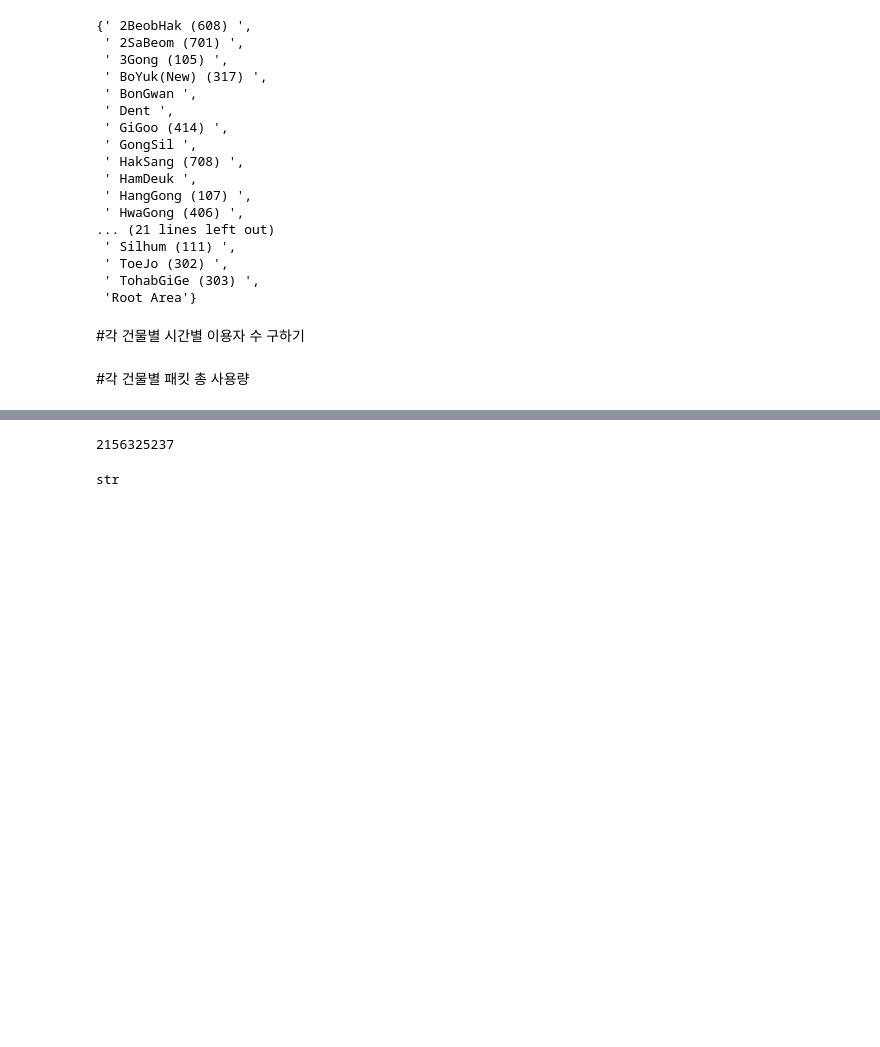
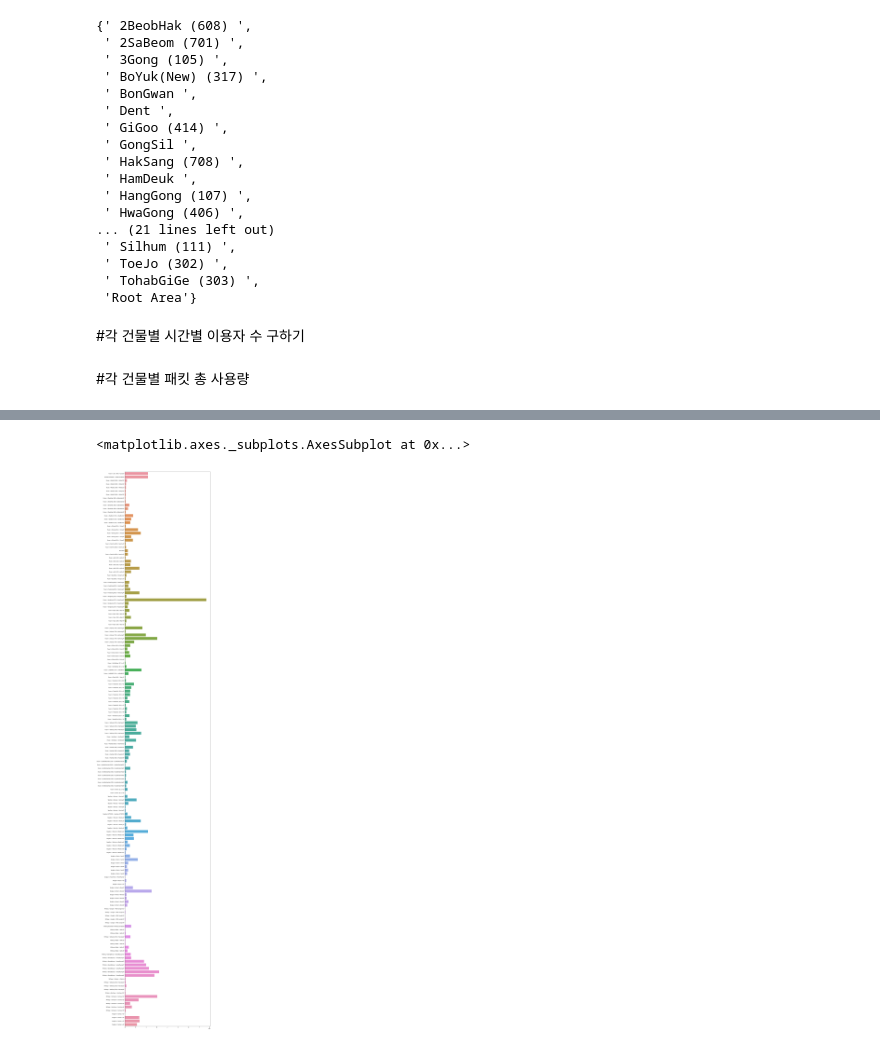
Before and after one commit to leeEunJooo/NetworkAssociation, a Jupyter notebook: packetperhour.ipynb, the cells around one changed output, grey strips where cells are left out. Cells and saved outputs as stored; diff of their text form; code cells hidden in the pictures; blank space fills up the shorter version.

```diff
--- a/packetperhour.ipynb
+++ b/packetperhour.ipynb
@@ -255,0 +249,11 @@ def getamount(table, key) :
+# %%
+_building = 'Pusan > Lib-2 (420) > Lib-2-3F'
+
+building_index = [1]
+i = 1
+for a in data['AP.3'][1:]:
+  if a != _building :
+    _building = a
+    building_index.append(i)
+  i += 1
+building_index
@@ -255,0 +278,14 @@ def getamount(table, key) :
+# %%
+start = 1
+packet_size = {}
+for a in building_index[1:] :
+  _cnt = 0
+  for idx in range(start, a):
+    _cnt += int(data.iloc[idx]['Utilization.3']) + int(data.iloc[idx]['Utilization.4'])
+  if data.iloc[a - 1]['AP.3'] in packet_size :
+    packet_size[data.iloc[a - 1]['AP.3']] += _cnt
+  else :
+    packet_size[data.iloc[a - 1]['AP.3']] = _cnt
+  start = a
+  print(data.iloc[a - 1]['AP.3'])
+packet_size
@@ -256,7 +327,4 @@ def getamount(table, key) :
 # %%
-for a in building :
-  total = getamount(data, a)
-  print(a, total)
-  building[a] = total
-print(building)
+for a in packet_size :
+  print(a, packet_size[a])
 # %% [output]
@@ -265,8 +348,15 @@ KeyboardInterrupt: ignored
-# %%
-getamount(data, ' Lib-2 (420) ')
-# %% [output]
-2156325237
-# %%
-type(data.iloc[20]['Utilization.3'])
-# %% [output]
-str
+# %%
+import seaborn as sns
+
+figure, (ax1) = plt.subplots(nrows=1, ncols=1)
+figure.set_size_inches(15,100)
+packet_size
+x = []
+y = []
+for a in packet_size :
+  x.append(a)
+  y.append(packet_size[a])
+sns.barplot(y , x, ax=ax1)
+# %% [output]
+<matplotlib.axes._subplots.AxesSubplot at 0x...>
+[figure, added]
```
Also changed, not shown: parts of 10 cells of this notebook.
